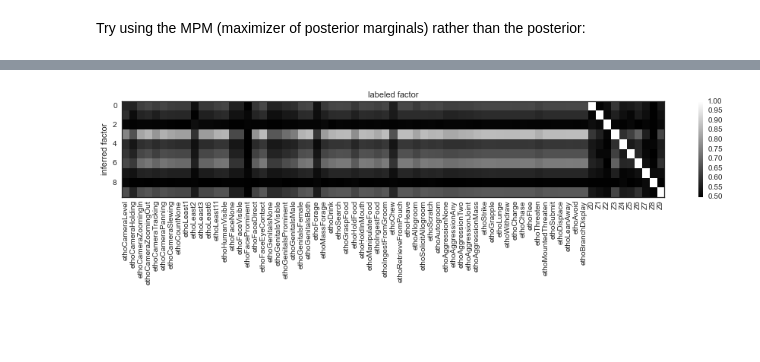
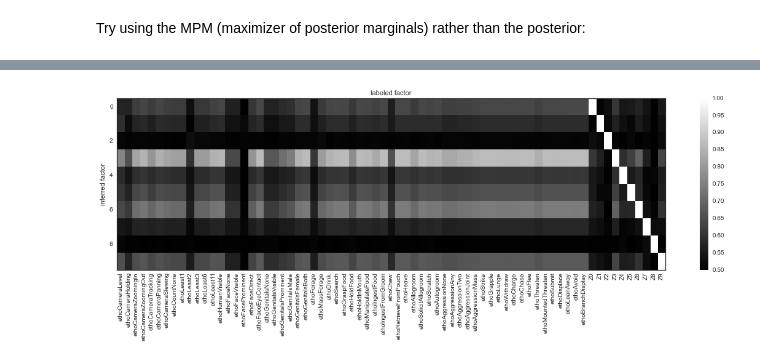
Before and after one commit to pearsonlab/spiketopics, a Jupyter notebook: explore_inferred_etho.ipynb, the cells around one changed output, grey strips where cells are left out. Saved outputs shown, nothing was run; the diff lists cells and outputs as text; code cells hidden in the pictures; blank space fills up the shorter version.

```diff
--- a/explore_inferred_etho.ipynb
+++ b/explore_inferred_etho.ipynb
@@ -262,18 +276,19 @@ moverlap = np.maximum(mmatch, mmismatch)
 # %%
 row_labels = medf.columns[:]
 matshow(moverlap.values[-K:,:]) #, vmin=0.5, vmax=1)
 plt.ylabel('inferred factor')
 plt.xlabel('labeled factor')
 plt.colorbar();
 
 # add column names
 ax = plt.gca()
 ax.xaxis.set_label_position('top')
 plt.tick_params(axis='x', which='both', top='off', bottom='off',
                 labelbottom='on', labeltop='off', pad=5)
 plt.xticks(xrange(len(row_labels)), row_labels, rotation='vertical', horizontalalignment='center');
+plt.gcf().set_size_inches([20, 5])
 # %% [output]
-[figure, old version]
+[figure, new version]
 # %%
 moverlap.iloc[-K:, :]
 # %% [output]
```
Also changed, not shown: parts of 15 cells of this notebook.
